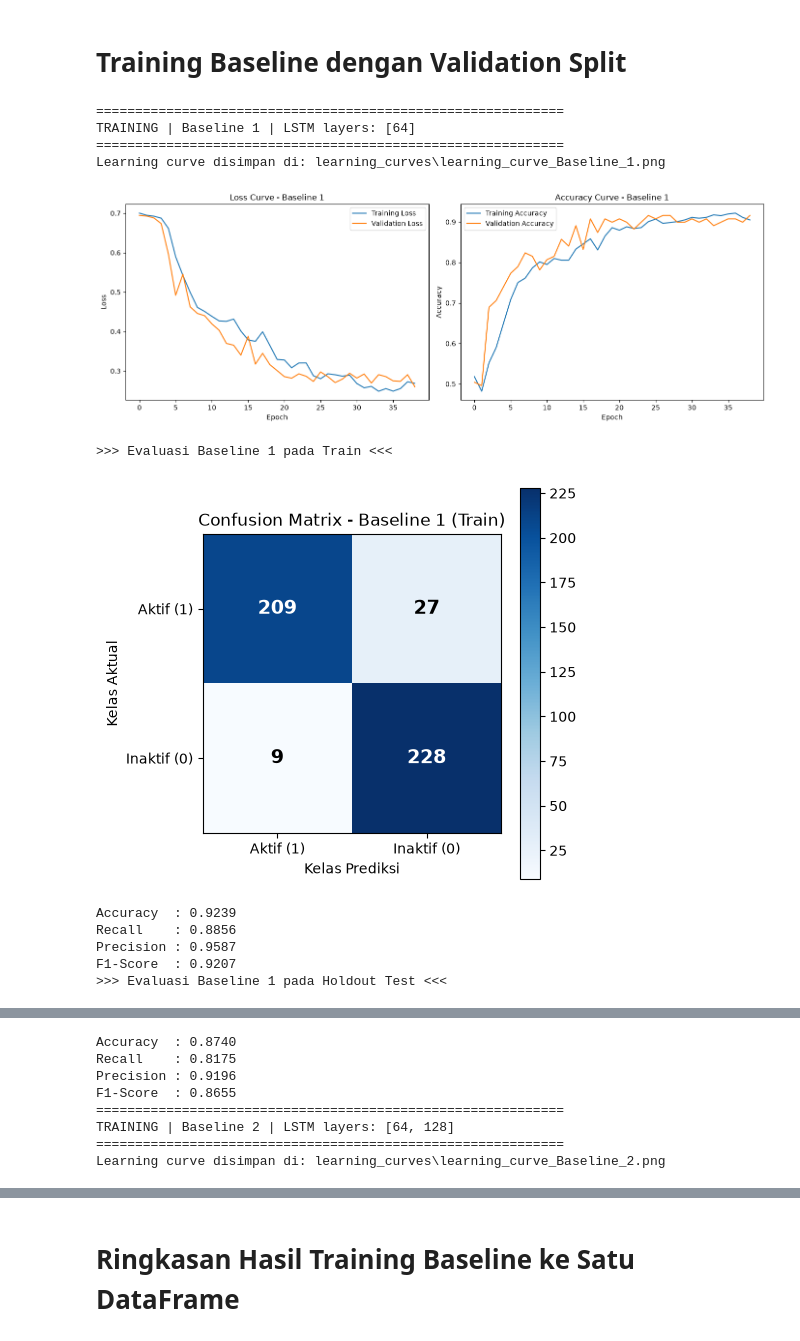
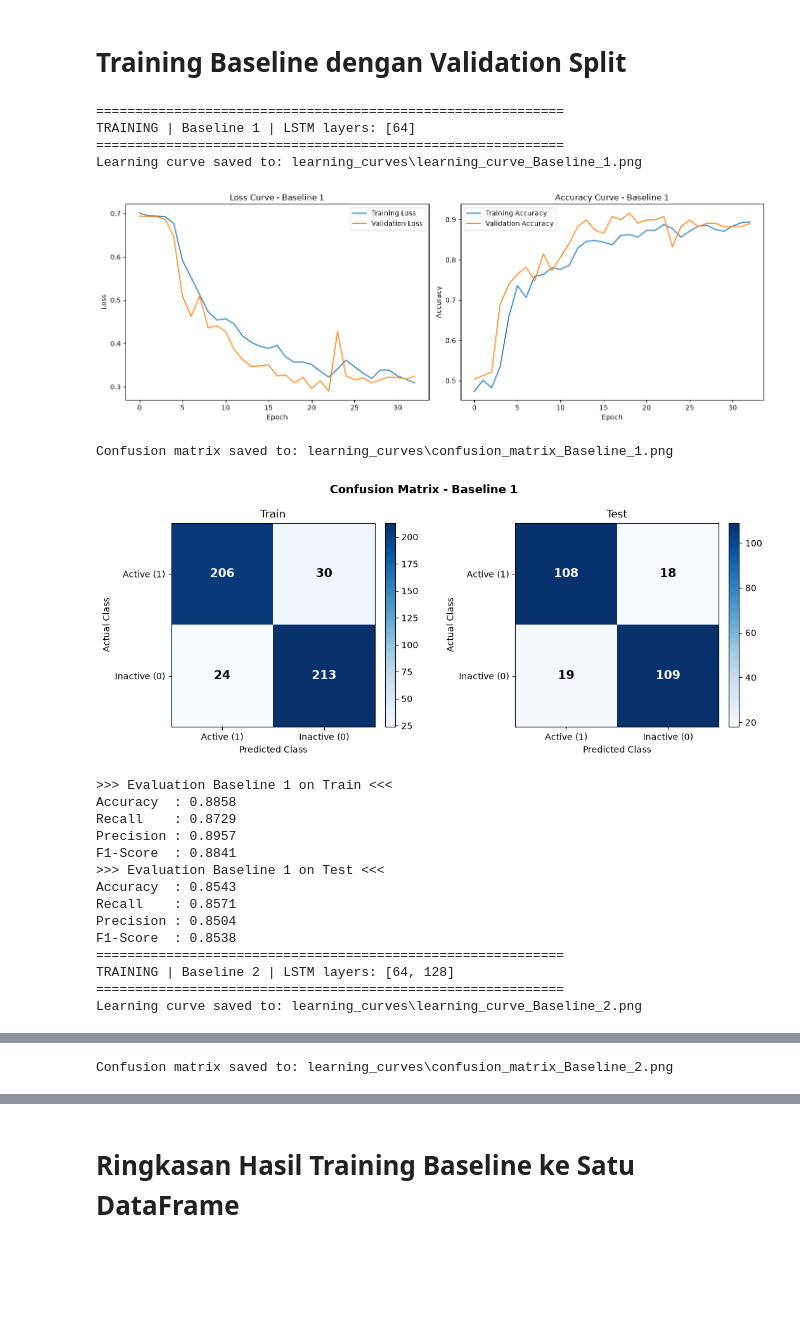
Before and after one commit to EmirAtthariq/Smiles2Vec_LSTM, a Jupyter notebook: smiles2vec_LSTM.ipynb, the cells around one changed output, grey strips where cells are left out. Drawn from its saved outputs; the diff is of its cells as text; code cells hidden in the pictures; blank space fills up the shorter version.

```diff
--- a/smiles2vec_LSTM.ipynb
+++ b/smiles2vec_LSTM.ipynb
@@ -299,7 +320,6 @@ def plot_confusion_matrix_image(TP, TN, FP, FN, model_name="", dataset_name=""):
 # %% [markdown]
 # Learning Curve per Baseline
 # %%
-
 def plot_learning_curve(history, model_name, save_dir=SAVE_DIR):
     fig, axes = plt.subplots(1, 2, figsize=(14, 5))
 
@@ -320,7 +340,7 @@ def plot_learning_curve(history, model_name, save_dir=SAVE_DIR):
     plt.tight_layout()
     save_path = os.path.join(save_dir, f"learning_curve_{model_name.replace(' ', '_')}.png")
     plt.savefig(save_path, dpi=150)
-    print(f"Learning curve disimpan di: {save_path}")
+    print(f"Learning curve saved to: {save_path}")
     plt.show()
 
 
@@ -329,7 +349,8 @@ def compute_metrics(TP, TN, FP, FN, eps=1e-10):
     recall    = TP / (TP + FN + eps)
     precision = TP / (TP + FP + eps)
     f1_score  = 2 * (precision * recall) / (precision + recall + eps)
-    return {"accuracy": accuracy, "recall": recall, "precision": precision, "f1_score": f1_score}
+    return {"accuracy": accuracy, "recall": recall, "precision": precision, "f1_score": f1_score,
+            "TP": int(TP), "TN": int(TN), "FP": int(FP), "FN": int(FN)}
 # %% [markdown]
 # Konfigurasi Baseline
 # %%
@@ -343,16 +364,16 @@ config_table = []
 
 for name, units_list in baseline_configs.items():
     config_table.append({
-        "Konfigurasi": name,
-        "Jumlah Layer LSTM": len(units_list),
-        "Node per Lapisan": str(tuple(units_list)),
-        "Lapisan Output": "Dense 1 neuron, aktivasi Sigmoid",
+        "Configuration": name,
+        "Number of LSTM Layers": len(units_list),
+        "Units per Layer": str(tuple(units_list)),
+        "Output Layer": "Dense 1 neuron, Sigmoid activation",
         "Learning Rate": 0.001,
         "Batch Size": 32,
         "Optimizer": "Adam",
-        "Epoch": 50,
+        "Epoch": 100,
     })
 
-config_df = pd.DataFrame(config_table).set_index("Konfigurasi")
+config_df = pd.DataFrame(config_table).set_index("Configuration")
 display(config_df)
 # %% [output]
@@ -376,55 +397,66 @@ for name, units_list in baseline_configs.items():
     net = build_skorch_net_with_history(
         units_list, X_val, Y_val,
         vocab_size=vocab_size, epochs=100, lr=0.001, batch_size=32,
-        patience=10, checkpoint_dir=f"checkpoints/baseline_{name.replace(' ', '_')}"
+        checkpoint_dir=f"checkpoints/baseline_{name.replace(' ', '_')}"
     )
     net.fit(X_tr, Y_tr)
+
     final_baseline_nets[name] = net
-
     history = {
         "loss": [row["train_loss"] for row in net.history],
         "val_loss": [row["valid_loss"] for row in net.history],
         "accuracy": [row["train_acc"] for row in net.history],
         "val_accuracy": [row["valid_acc"] for row in net.history],
     }
     baseline_histories[name] = history
     plot_learning_curve(history, model_name=name)
 
-    # Evaluasi ke Train
+    # Evaluate on Train
     y_pred_train = net.predict(X_tr)
     TP_tr, TN_tr, FP_tr, FN_tr = compute_confusion_matrix(Y_tr, y_pred_train)
     metrics_train = compute_metrics(TP_tr, TN_tr, FP_tr, FN_tr)
 
-    print(f">>> Evaluasi {name} pada Train <<<")
-    plot_confusion_matrix_image(TP_tr, TN_tr, FP_tr, FN_tr, model_name=name, dataset_name="Train")
+    # Evaluate on Test
+    y_pred_test = net.predict(X_test_int)
+    TP_te, TN_te, FP_te, FN_te = compute_confusion_matrix(Y_test_int, y_pred_test)
+    metrics_test = compute_metrics(TP_te, TN_te, FP_te, FN_te)
+
+    plot_confusion_matrix_combined(TP_tr, TN_tr, FP_tr, FN_tr,
+                                    TP_te, TN_te, FP_te, FN_te,
+                                    model_name=name, save_dir=SAVE_DIR)
+
+    print(f">>> Evaluation {name} on Train <<<")
     print(f"Accuracy  : {metrics_train['accuracy']:.4f}")
     print(f"Recall    : {metrics_train['recall']:.4f}")
     print(f"Precision : {metrics_train['precision']:.4f}")
     print(f"F1-Score  : {metrics_train['f1_score']:.4f}")
 
-    # Evaluasi ke Test
-    y_pred_test = net.predict(X_test_int)
-    TP_te, TN_te, FP_te, FN_te = compute_confusion_matrix(Y_test_int, y_pred_test)
-    metrics_test = compute_metrics(TP_te, TN_te, FP_te, FN_te)
-
-    print(f">>> Evaluasi {name} pada Holdout Test <<<")
-    plot_confusion_matrix_image(TP_te, TN_te, FP_te, FN_te, model_name=name, dataset_name="Holdout Test")
+    print(f">>> Evaluation {name} on Test <<<")
     print(f"Accuracy  : {metrics_test['accuracy']:.4f}")
     print(f"Recall    : {metrics_test['recall']:.4f}")
     print(f"Precision : {metrics_test['precision']:.4f}")
     print(f"F1-Score  : {metrics_test['f1_score']:.4f}")
 
     baseline_eval_results[name] = {"train": metrics_train, "test": metrics_test}
 # %% [output]
 ============================================================
 TRAINING | Baseline 1 | LSTM layers: [64]
 ============================================================
-Learning curve disimpan di: learning_curves\learning_curve_Baseline_1.png
+Learning curve saved to: learning_curves\learning_curve_Baseline_1.png
-[figure, old version]
+[figure, new version]
->>> Evaluasi Baseline 1 pada Train <<<
+Confusion matrix saved to: learning_curves\confusion_matrix_Baseline_1.png
-[figure, old version]
+[figure, new version]
-Accuracy  : 0.9239
-Recall    : 0.8856
-Precision : 0.9587
-F1-Score  : 0.9207
->>> Evaluasi Baseline 1 pada Holdout Test <<<
+>>> Evaluation Baseline 1 on Train <<<
+Accuracy  : 0.8858
+Recall    : 0.8729
+Precision : 0.8957
+F1-Score  : 0.8841
+>>> Evaluation Baseline 1 on Test <<<
+Accuracy  : 0.8543
+Recall    : 0.8571
+Precision : 0.8504
+F1-Score  : 0.8538
+============================================================
+TRAINING | Baseline 2 | LSTM layers: [64, 128]
+============================================================
+Learning curve saved to: learning_curves\learning_curve_Baseline_2.png
@@ -432,8 +464 @@ F1-Score  : 0.9207
-Accuracy  : 0.8740
-Recall    : 0.8175
-Precision : 0.9196
-F1-Score  : 0.8655
-============================================================
-TRAINING | Baseline 2 | LSTM layers: [64, 128]
-============================================================
-Learning curve disimpan di: learning_curves\learning_curve_Baseline_2.png
+Confusion matrix saved to: learning_curves\confusion_matrix_Baseline_2.png
```
Also changed, not shown: parts of 26 cells of this notebook, 55 other files.
